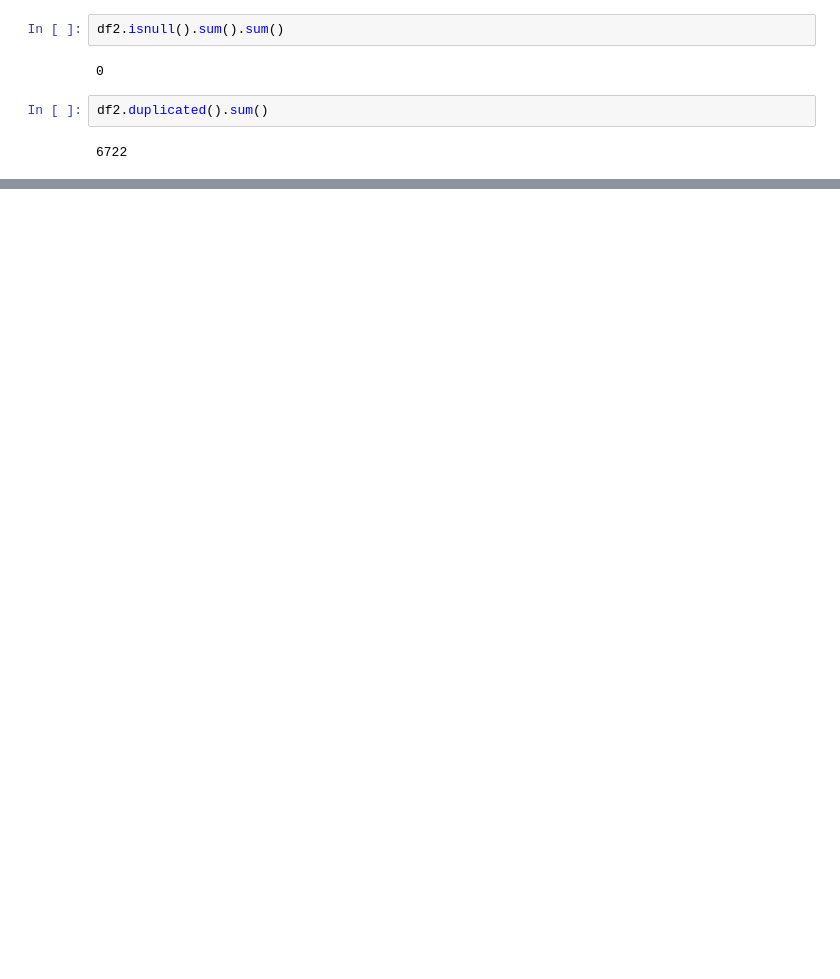
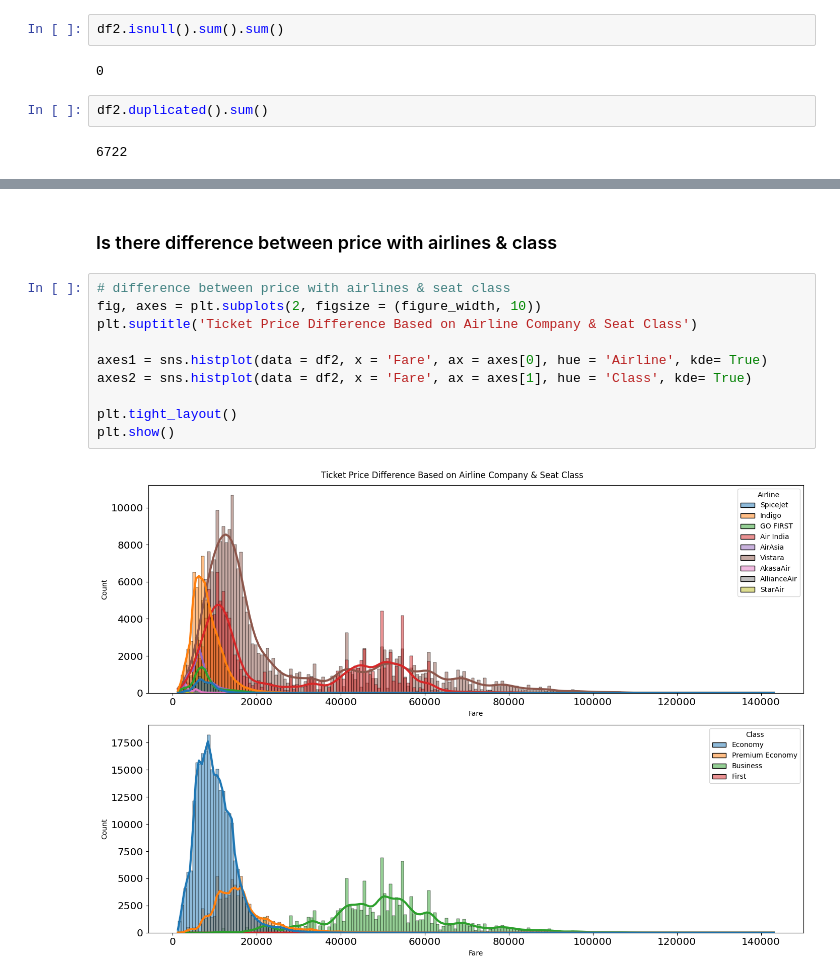
Before and after one commit to imamaqusairi/flight-price-prediction-using-python, a Jupyter notebook: Flight Price Prediction.ipynb, the cells around one changed output, grey strips where cells are left out. Saved outputs shown, nothing was run; the diff lists cells and outputs as text; blank space fills up the shorter version.

```diff
--- a/Flight Price Prediction.ipynb
+++ b/Flight Price Prediction.ipynb
@@ -197,0 +232,14 @@ df2.duplicated().sum()
+# %% [markdown]
+### Is there difference between price with airlines & class
+# %%
+# difference between price with airlines & seat class
+fig, axes = plt.subplots(2, figsize = (figure_width, 10))
+plt.suptitle('Ticket Price Difference Based on Airline Company & Seat Class')
+
+axes1 = sns.histplot(data = df2, x = 'Fare', ax = axes[0], hue = 'Airline', kde= True)
+axes2 = sns.histplot(data = df2, x = 'Fare', ax = axes[1], hue = 'Class', kde= True)
+
+plt.tight_layout()
+plt.show()
+# %% [output]
+[figure, added]
```
Also changed, not shown: parts of 30 cells of this notebook.
